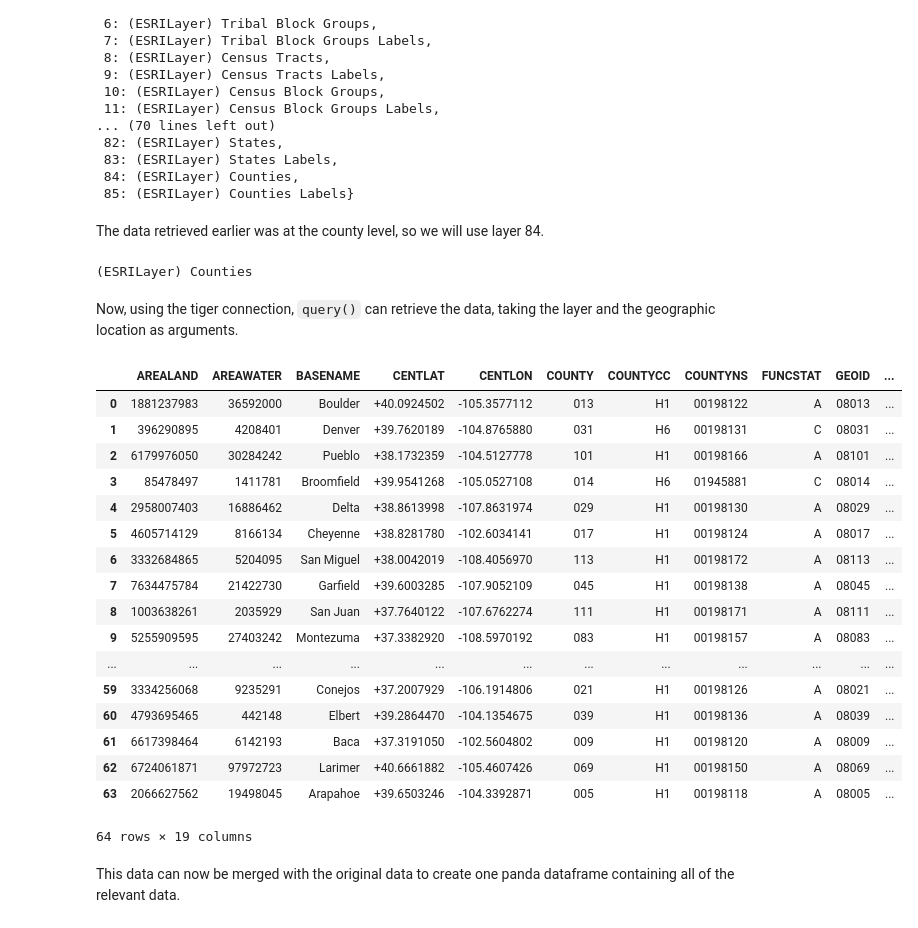
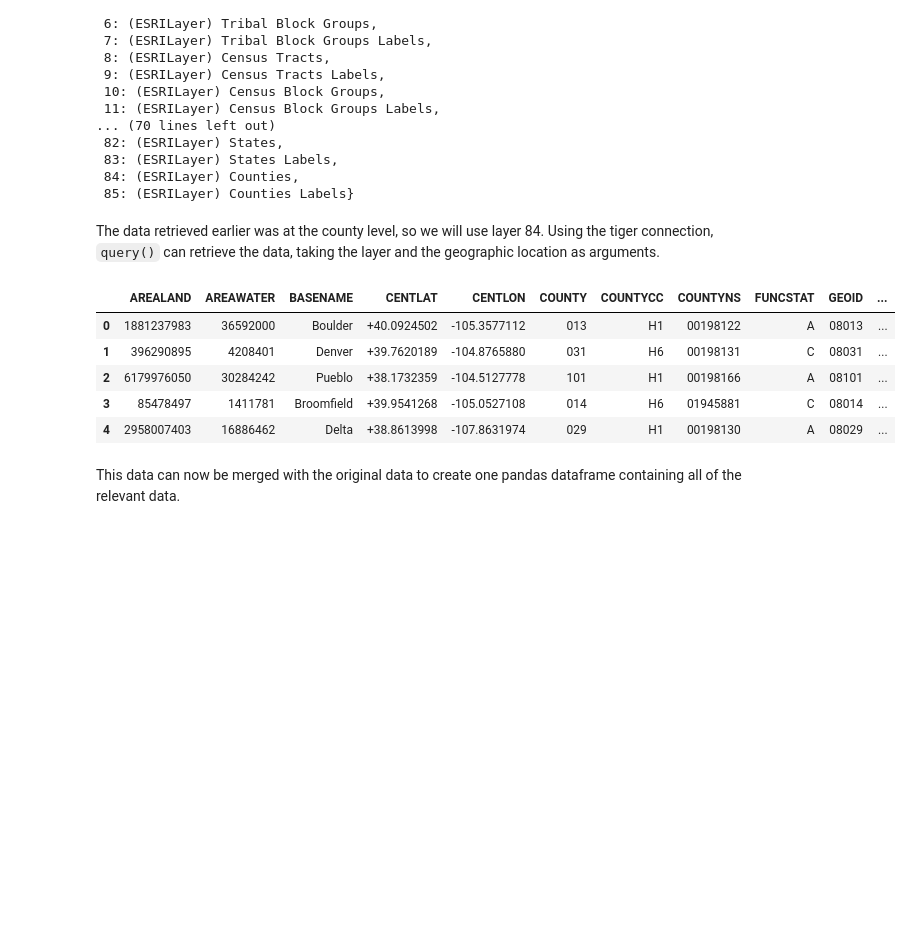
Before and after one commit to earthlab/tutorials, a Jupyter notebook: python/acquire_census_data.ipynb, the cells around one changed output. Drawn from its saved outputs; the diff is of its cells as text; code cells hidden in the pictures; blank space fills up the shorter version.

```diff
--- a/python/acquire_census_data.ipynb
+++ b/python/acquire_census_data.ipynb
@@ -229,37 +183,19 @@ con.mapservice.layers
  84: (ESRILayer) Counties,
  85: (ESRILayer) Counties Labels}
 # %% [markdown]
-The data retrieved earlier was at the county level, so we will use layer 84.
+The data retrieved earlier was at the county level, so we will use layer 84. Using the tiger connection, `query()` can retrieve the data, taking the layer and the geographic location as arguments.
-# %%
-con.mapservice.layers[84]
-# %% [output]
-(ESRILayer) Counties
-# %% [markdown]
-Now, using the tiger connection, `query()` can retrieve the data, taking the layer and the geographic location as arguments.
 # %%
 geodata = con.mapservice.query(layer=84, where='STATE=8')
 # %%
-geodata
+geodata.head()
 # %% [output]
 |  | AREALAND | AREAWATER | BASENAME | CENTLAT | CENTLON | COUNTY | COUNTYCC | COUNTYNS | FUNCSTAT | GEOID | ... |
 | 0 | 1881237983 | 36592000 | Boulder | +40.0924502 | -105.3577112 | 013 | H1 | 00198122 | A | 08013 | ... |
 | 1 | 396290895 | 4208401 | Denver | +39.7620189 | -104.8765880 | 031 | H6 | 00198131 | C | 08031 | ... |
 | 2 | 6179976050 | 30284242 | Pueblo | +38.1732359 | -104.5127778 | 101 | H1 | 00198166 | A | 08101 | ... |
 | 3 | 85478497 | 1411781 | Broomfield | +39.9541268 | -105.0527108 | 014 | H6 | 01945881 | C | 08014 | ... |
 | 4 | 2958007403 | 16886462 | Delta | +38.8613998 | -107.8631974 | 029 | H1 | 00198130 | A | 08029 | ... |
-| 5 | 4605714129 | 8166134 | Cheyenne | +38.8281780 | -102.6034141 | 017 | H1 | 00198124 | A | 08017 | ... |
-| 6 | 3332684865 | 5204095 | San Miguel | +38.0042019 | -108.4056970 | 113 | H1 | 00198172 | A | 08113 | ... |
-| 7 | 7634475784 | 21422730 | Garfield | +39.6003285 | -107.9052109 | 045 | H1 | 00198138 | A | 08045 | ... |
-| 8 | 1003638261 | 2035929 | San Juan | +37.7640122 | -107.6762274 | 111 | H1 | 00198171 | A | 08111 | ... |
-| 9 | 5255909595 | 27403242 | Montezuma | +37.3382920 | -108.5970192 | 083 | H1 | 00198157 | A | 08083 | ... |
-| ... | ... | ... | ... | ... | ... | ... | ... | ... | ... | ... | ... |
-| 59 | 3334256068 | 9235291 | Conejos | +37.2007929 | -106.1914806 | 021 | H1 | 00198126 | A | 08021 | ... |
-| 60 | 4793695465 | 442148 | Elbert | +39.2864470 | -104.1354675 | 039 | H1 | 00198136 | A | 08039 | ... |
-| 61 | 6617398464 | 6142193 | Baca | +37.3191050 | -102.5604802 | 009 | H1 | 00198120 | A | 08009 | ... |
-| 62 | 6724061871 | 97972723 | Larimer | +40.6661882 | -105.4607426 | 069 | H1 | 00198150 | A | 08069 | ... |
-| 63 | 2066627562 | 19498045 | Arapahoe | +39.6503246 | -104.3392871 | 005 | H1 | 00198118 | A | 08005 | ... |
-64 rows × 19 columns
 # %% [markdown]
-This data can now be merged with the original data to create one panda dataframe containing all of the relevant data.
+This data can now be merged with the original data to create one pandas dataframe containing all of the relevant data.
 # %%
 newdata = pd.merge(data, geodata, left_on='county', right_on='COUNTY')
```
Also changed, not shown: parts of 14 cells of this notebook.
